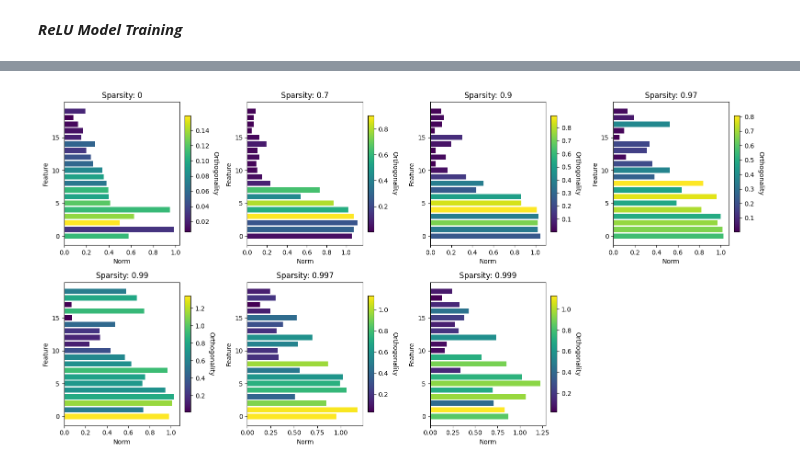
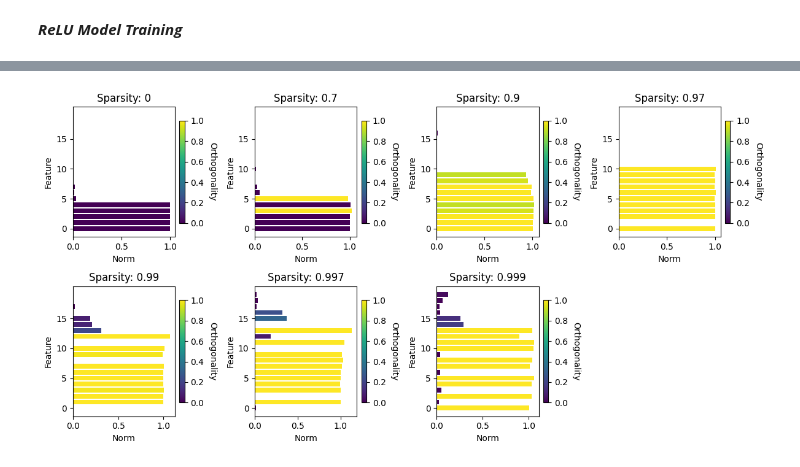
Before and after one commit to Sardean123/Sardean123.github.io, a Jupyter notebook: projects/Superposition/superposition.ipynb, the cells around one changed output, grey strips where cells are left out. Saved outputs shown, nothing was run; the diff lists cells and outputs as text; code cells hidden in the pictures.

Commit message:
Added superposition visualization 2

```diff
--- a/projects/Superposition/superposition.ipynb
+++ b/projects/Superposition/superposition.ipynb
@@ -225,12 +235,12 @@ Epoch 0: Train Loss = 0.5403, Val Loss = 0.4475
 # %%
-def weight_heatmap(model,cmap='coolwarm', ax=None):
+def weight_heatmap(model,cmap='coolwarm', ax=None, vmin=-1, vmax=1):
     WtW = model.get_WWt()
     WtW = torch.detach(WtW).numpy()
 
     if ax is None:
         ax = plt.gca()
 
-    sns.heatmap(WtW, cmap=cmap, ax=ax)
+    sns.heatmap(WtW, cmap=cmap, ax=ax, vmin=vmin, vmax=vmax)
     return ax
 # %%
 fig, (ax1, ax2) = plt.subplots(1, 2, figsize=(6, 3))
@@ -270,7 +280,7 @@ batch_size = 32
 # Model initialization:
 linear_model = SimpleLinear(X_dim,low_dim)
 
-lr = 0.1
+lr = 1e-3
 n_params = linear_model.parameters()
 optimizer = optim.Adam(n_params, lr=lr)
 scheduler = lr_scheduler.StepLR(optimizer, step_size=30, gamma=0.1)
@@ -281,7 +291,7 @@ X2, importance2, train_data2, val_data2, trainloader2, valloader2 = generate_spa
 
 print("Linear Model:")
 linear_model_trained, simp_tl, simp_vl = train(
-    linear_model, trainloader2, valloader2, importance2, optimizer, scheduler, epochs=1)
+    linear_model, trainloader2, valloader2, importance2, optimizer, scheduler, epochs=100)
 
 torch.save(linear_model_trained.state_dict(), f'saved_models/linear_model.pth')
 # %% [output]
@@ -326,13 +336,13 @@ for i, sparsity in enumerate(sparsity_values):
     X, imp, train_data, val_data, trainloader, valloader = generate_sparse_data(
         sparsity, X_dim, num_points, train_ratio, decay, batch_size)
 
-    lr = 0.1
+    lr = 1e-3
     n_params = models[i].parameters()
     optimizer = optim.Adam(n_params, lr=lr)
     scheduler = lr_scheduler.StepLR(optimizer, step_size=30, gamma=0.1)
 
     models[i], train_loss, val_loss = train(
-        models[i], trainloader, valloader, imp, optimizer, scheduler, epochs=1)
+        models[i], trainloader, valloader, imp, optimizer, scheduler, epochs=100)
 
     torch.save(models[i].state_dict(), f'saved_models/relu{sparsity}.pth')
 # %% [output]
@@ -368,5 +378,5 @@ plt.show()
 # %%
-def feature_orthogonality_bars(model, cmap='viridis', ax=None):
+def feature_orthogonality_bars(model, cmap='viridis', vmin=0, vmax=1, ax=None):
     if ax is None:
         ax = plt.gca()
 
@@ -377,7 +387,7 @@ def feature_orthogonality_bars(model, cmap='viridis', ax=None):
         norms.append(model.get_Wi_norm(i).item())
         orthogonality_scores.append(model.project_onto_Wi(i).item())
 
-    norm = plt.Normalize(min(orthogonality_scores), max(orthogonality_scores))
+    norm = plt.Normalize(vmin, vmax)
     colormap = cm.get_cmap(cmap)
     colors = colormap(norm(orthogonality_scores))
 
@@ -396,17 +406,17 @@ def feature_orthogonality_bars(model, cmap='viridis', ax=None):
 
     return ax
 # %%
-fig, axes = plt.subplots(2, 4, figsize=(16, 8))
+fig, axes = plt.subplots(2, 4, figsize=(12, 6))
 axes = axes.flatten()
 
 for i, (model, sparsity) in enumerate(zip(models, sparsity_values)):
     feature_orthogonality_bars(model, cmap='viridis', ax=axes[i])
     axes[i].set_title(f'Sparsity: {sparsity}')
 
 # Hide the empty subplot
 axes[7].set_visible(False)
 
 plt.tight_layout()
 plt.show()
 # %% [output]
-[figure, old version]
+[figure, new version]
```
Also changed, not shown: parts of 12 cells of this notebook, 8 other files.
